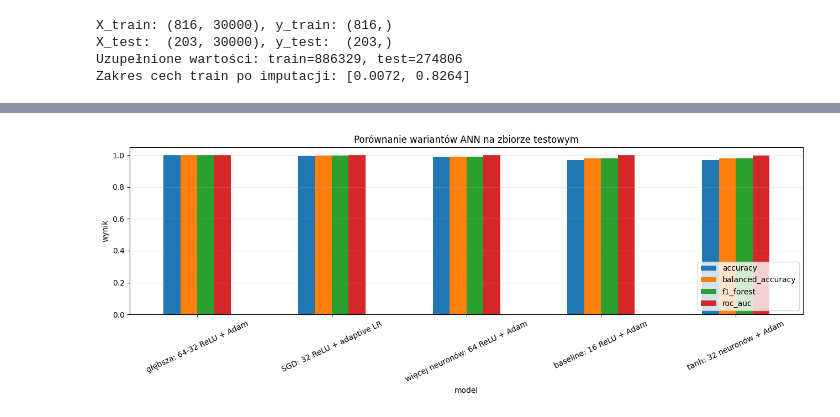
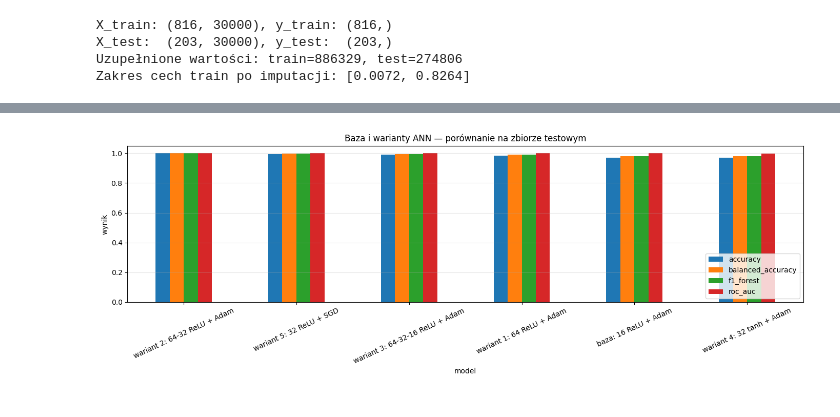
Before and after one commit to Myl0sz/ML4Space, a Jupyter notebook: Lab4/Lab4_ANN_urban_forest_solution.ipynb, the cells around one changed output, grey strips where cells are left out. Saved outputs shown, nothing was run; the diff lists cells and outputs as text; code cells hidden in the pictures.

```diff
--- a/Lab4/Lab4_ANN_urban_forest_solution.ipynb
+++ b/Lab4/Lab4_ANN_urban_forest_solution.ipynb
@@ -58,7 +52,7 @@ def list_patch_files(split_dir: Path) -> list[Path]:
     for class_name in CLASS_NAMES:
         class_dir = split_dir / class_name
         if not class_dir.is_dir():
-            raise FileNotFoundError(f"Brak katalogu klasy: {class_dir}")
+            raise FileNotFoundError(f"Error: {class_dir}")
         files.extend(sorted(class_dir.glob("*.tif")))
     return files
 
@@ -71,11 +65,8 @@ for split_name, split_dir in [("train", TRAIN_DIR), ("test", TEST_DIR)]:
             "class": class_name,
             "label": class_id,
             "patches": len(paths),
-            "size_MB": round(sum(p.stat().st_size for p in paths) / 1024**2, 2),
         })
 
 inventory = pd.DataFrame(inventory_rows)
 display(inventory)
-print(f"Łącznie train: {len(list_patch_files(TRAIN_DIR))} patchy")
-print(f"Łącznie test:  {len(list_patch_files(TEST_DIR))} patchy")
 # %% [output]
@@ -294,19 +279,102 @@ Porównujemy wyniki w tabeli i na wykresie. Najważniejszą miarą wyboru modelu
 # %%
-plot_metrics = results.set_index("model")[["accuracy", "balanced_accuracy", "f1_forest", "roc_auc"]]
-ax = plot_metrics.plot(kind="bar", figsize=(13, 5), ylim=(0, 1.05), rot=25)
+architecture_variants = [
+    {
+        "name": "wariant 1: 64 ReLU + Adam",
+        "hidden_layer_sizes": (64,),
+        "activation": "relu",
+        "solver": "adam",
+        "alpha": 1e-4,
+        "learning_rate_init": 1e-3,
+        "max_iter": 300,
+    },
+    {
+        "name": "wariant 2: 64-32 ReLU + Adam",
+        "hidden_layer_sizes": (64, 32),
+        "activation": "relu",
+        "solver": "adam",
+        "alpha": 1e-4,
+        "learning_rate_init": 1e-3,
+        "max_iter": 300,
+    },
+    {
+        "name": "wariant 3: 64-32-16 ReLU + Adam",
+        "hidden_layer_sizes": (64, 32, 16),
+        "activation": "relu",
+        "solver": "adam",
+        "alpha": 1e-4,
+        "learning_rate_init": 1e-3,
+        "max_iter": 300,
+    },
+    {
+        "name": "wariant 4: 32 tanh + Adam",
+        "hidden_layer_sizes": (32,),
+        "activation": "tanh",
+        "solver": "adam",
+        "alpha": 1e-4,
+        "learning_rate_init": 1e-3,
+        "max_iter": 300,
+    },
+    {
+        "name": "wariant 5: 32 ReLU + SGD",
+        "hidden_layer_sizes": (32,),
+        "activation": "relu",
+        "solver": "sgd",
+        "alpha": 1e-4,
+        "learning_rate_init": 1e-2,
+        "learning_rate": "adaptive",
+        "momentum": 0.9,
+        "max_iter": 400,
+    },
+]
+
+# Każdy wariant jest trenowany dopiero po wykonaniu eksperymentu bazowego.
+for config in architecture_variants:
+    model, row, loss_curve = fit_and_evaluate(
+        config["name"],
+        config,
+    )
+    models[config["name"]] = model
+    histories[config["name"]] = loss_curve
+    metrics_rows.append(row)
+
+results = (
+    pd.DataFrame(metrics_rows)
+    .sort_values("balanced_accuracy", ascending=False)
+    .reset_index(drop=True)
+)
+
+print("Porównanie bazy i pięciu zmienionych konfiguracji:")
+display(
+    results.style.format({
+        column: "{:.4f}"
+        for column in results.columns
+        if column not in {"model", "iterations"}
+    })
+)
+
+# Wykresy pokazują zarówno jakość predykcji, jak i przebieg uczenia.
+plot_metrics = results.set_index("model")[
+    ["accuracy", "balanced_accuracy", "f1_forest", "roc_auc"]
+]
+ax = plot_metrics.plot(
+    kind="bar",
+    figsize=(14, 5),
+    ylim=(0, 1.05),
+    rot=25,
+)
 ax.set_ylabel("wynik")
-ax.set_title("Porównanie wariantów ANN na zbiorze testowym")
+ax.set_title("Baza i warianty ANN — porównanie na zbiorze testowym")
 ax.grid(axis="y", alpha=0.3)
 plt.legend(loc="lower right")
 plt.tight_layout()
 plt.show()
 
-fig, ax = plt.subplots(figsize=(10, 5))
+fig, ax = plt.subplots(figsize=(11, 5))
 for name, loss_curve in histories.items():
     ax.plot(loss_curve, label=name)
 ax.set_xlabel("epoka")
 ax.set_ylabel("loss")
-ax.set_title("Krzywe funkcji kosztu podczas uczenia")
+ax.set_title("Krzywe funkcji kosztu: baza i zmienione architektury")
 ax.grid(alpha=0.3)
 ax.legend(fontsize=8)
 plt.tight_layout()
@@ -315 +391 @@ plt.show()
-[figure, old version]
+[figure, new version]
```
Also changed, not shown: parts of 11 cells of this notebook, 1 other file.
